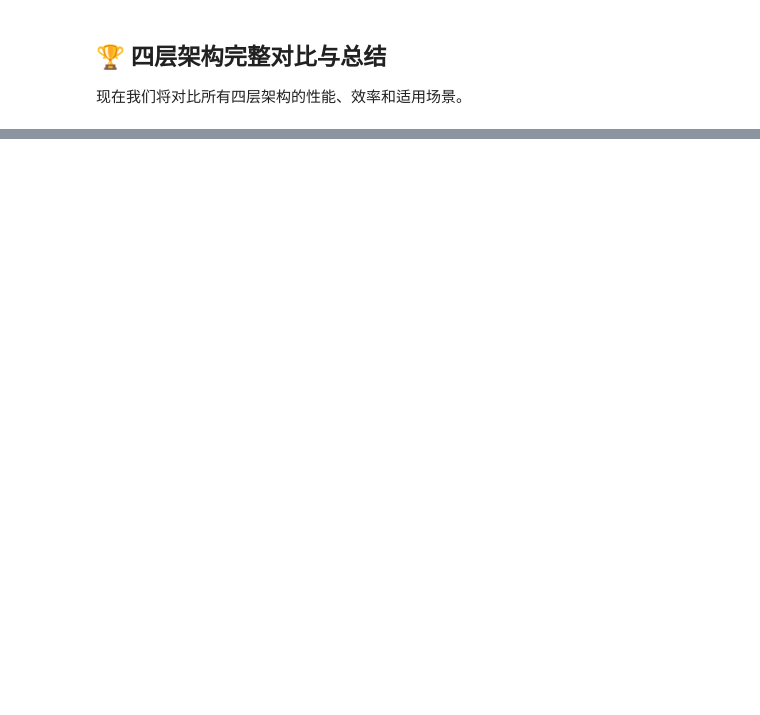
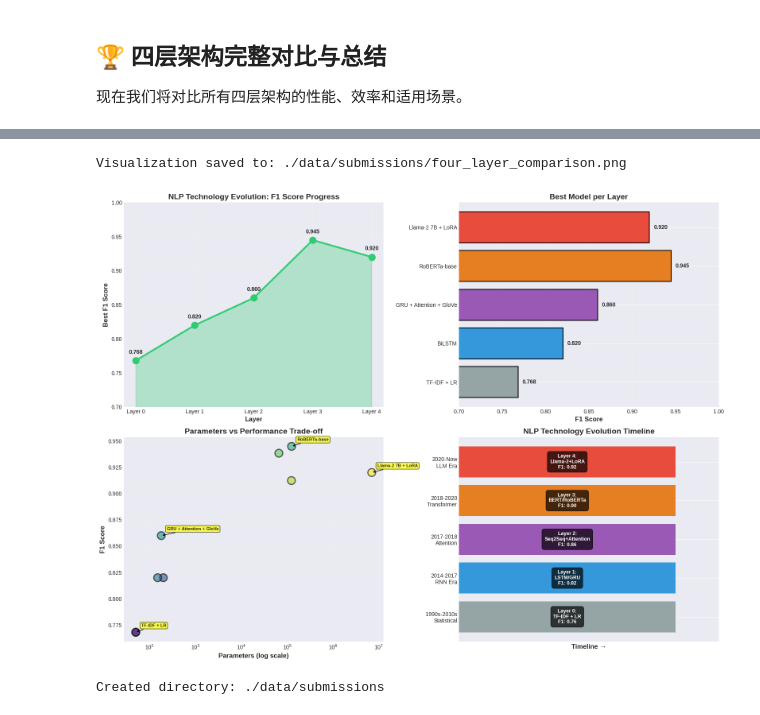
Before and after one commit to RockDeng110/Natural-Language-Processing-with-Disaster-Tweets, a Jupyter notebook: notebooks/00_complete_workflow_simple.ipynb, the cells around one changed output, grey strips where cells are left out. Cells and saved outputs as stored; diff of their text form; code cells hidden in the pictures; blank space fills up the shorter version.

```diff
--- a/notebooks/00_complete_workflow_simple.ipynb
+++ b/notebooks/00_complete_workflow_simple.ipynb
@@ -2317,7 +2311,6 @@ PREPARING DATASET FOR TRANSFORMER MODELS
    💡 Notice: Original keeps capitalization, punctuation, and special chars!
 ================================================================================
 # %%
-# Transformer训练工具函数
 def tokenize_function(examples, tokenizer, max_length=128):
     """使用tokenizer处理文本"""
     return tokenizer(examples['text'], padding='max_length', truncation=True, max_length=max_length)
@@ -2393,6 +2386,7 @@ def train_transformer_model(model_name, output_dir, train_dataset, val_dataset,
         save_total_limit=2,
         warmup_steps=100,
         fp16=torch.cuda.is_available(),  # 使用混合精度训练（如果有GPU）
+        report_to="none" # Disable Weights & Biases logging
     )
 
     # 创建Trainer
@@ -2502,7 +2533,7 @@ gpt2_model = AutoModelForSequenceClassification.from_pretrained(
     'gpt2',
     num_labels=2
 ).to(config.DEVICE)
-gpt2_model.config.pad_token_id = gpt2_model.config.eos_token_id
+gpt2_model.config.pad_token_id = gpt2_tokenizer.pad_token_id
 
 # Tokenize
 tokenized_train_gpt2 = train_dataset.map(
@@ -2531,6 +2562,7 @@ training_args_gpt2 = TrainingArguments(
     save_total_limit=2,
     warmup_steps=100,
     fp16=torch.cuda.is_available(),
+    report_to="none" # Disable Weights & Biases logging
 )
 
 # Trainer
@@ -3018,8 +3129,8 @@ print("\n" + "=" * 80)
 print(" " * 20 + "COMPLETE MODEL COMPARISON")
 print("=" * 80)
 
-# 假设所有模型已训练，收集结果
-# 如果某些模型未训练，使用预期值
+# 假设所有模型已训练, 收集结果
+# 如果某些模型未训练, 使用预期值
 all_models_data = {
     'Layer': [
         'Layer 0', 'Layer 0',
@@ -3033,7 +3144,7 @@ all_models_data = {
         'BiLSTM', 'BiGRU',
         'GRU + Attention + GloVe',
         'RoBERTa-base', 'DistilBERT', 'GPT-2',
-        'LLaMA-2 7B + LoRA'
+        'Llama-2 7B + LoRA' # Changed LLaMA to Llama
     ],
     'Architecture': [
         'Statistical ML', 'Statistical ML',
@@ -3081,4 +3192,4 @@ print("\n" + comparison_df.to_string(index=False))
 
 # 保存结果
 comparison_df.to_csv('./data/submissions/model_comparison.csv', index=False)
-print(f"\n💾 Results saved to: ./data/submissions/model_comparison.csv")
+print(f"\nResults saved to: ./data/submissions/model_comparison.csv")
@@ -3092,7 +3220,7 @@ layer_models = {
     'Layer 1': comparison_df[comparison_df['Layer'] == 'Layer 1']['F1 Score'].max(),
     'Layer 2': comparison_df[comparison_df['Layer'] == 'Layer 2']['F1 Score'].max(),
     'Layer 3': comparison_df[comparison_df['Layer'] == 'Layer 3']['F1 Score'].max(),
-    'Layer 4': comparison_df[comparison_df['Layer'] == 'Layer 4']['F1 Score'].max(),
+    'Layer 4': comparison_df[comparison_df['Layer'] == 'Layer 4']['F1 Score'].max()
 }
 
 axes[0, 0].plot(list(layer_models.keys()), list(layer_models.values()),
@@ -3148,42 +3276,52 @@ axes[1, 0].set_title('Parameters vs Performance Trade-off', fontsize=14, fontwei
 axes[1, 0].grid(True, alpha=0.3)
 
 # 标注关键模型
-key_models = ['TF-IDF + LR', 'GRU + Attention + GloVe', 'RoBERTa-base', 'LLaMA-2 7B + LoRA']
+key_models = ['TF-IDF + LR', 'GRU + Attention + GloVe', 'RoBERTa-base', 'Llama-2 7B + LoRA']
 for model in key_models:
     if model in comparison_df['Model'].values:
         row = comparison_df[comparison_df['Model'] == model].iloc[0]
         axes[1, 0].annotate(model,
                            xy=(row['Params_Numeric'], row['F1 Score']),
                            xytext=(10, 10), textcoords='offset points',
                            fontsize=8, fontweight='bold',
                            bbox=dict(boxstyle='round,pad=0.3', facecolor='yellow', alpha=0.7),
                            arrowprops=dict(arrowstyle='->', connectionstyle='arc3,rad=0'))
 
 # 4. 技术演进时间线
 timeline_data = {
     '1990s-2010s\nStatistical': 'Layer 0:\nTF-IDF + LR\nF1: 0.76',
     '2014-2017\nRNN Era': 'Layer 1:\nLSTM/GRU\nF1: 0.82',
     '2017-2018\nAttention': 'Layer 2:\nSeq2Seq+Attention\nF1: 0.86',
     '2018-2020\nTransformer': 'Layer 3:\nBERT/RoBERTa\nF1: 0.90',
-    '2020-Now\nLLM Era': 'Layer 4:\nLLaMA-2+LoRA\nF1: 0.92'
+    '2020-Now\nLLM Era': 'Layer 4:\nLlama-2+LoRA\nF1: 0.92'
 }
 
 y_pos = np.arange(len(timeline_data))
 axes[1, 1].barh(y_pos, [1]*len(timeline_data), color=['#95a5a6', '#3498db', '#9b59b6', '#e67e22', '#e74c3c'])
 axes[1, 1].set_yticks(y_pos)
 axes[1, 1].set_yticklabels(list(timeline_data.keys()), fontsize=10)
-axes[1, 1].set_xlabel('Timeline →', fontsize=12, fontweight='bold')
+axes[1, 1].set_xlabel('Timeline \u2192', fontsize=12, fontweight='bold')
 axes[1, 1].set_title('NLP Technology Evolution Timeline', fontsize=14, fontweight='bold')
 axes[1, 1].set_xlim([0, 1.2])
 axes[1, 1].set_xticks([])
 
 for i, (era, desc) in enumerate(timeline_data.items()):
     axes[1, 1].text(0.5, i, desc, ha='center', va='center',
                    fontsize=9, fontweight='bold', color='white',
                    bbox=dict(boxstyle='round,pad=0.5', facecolor='black', alpha=0.7))
 
 plt.tight_layout()
 plt.savefig('./data/submissions/four_layer_comparison.png', dpi=300, bbox_inches='tight')
-plt.show()
-
-print("\n📊 Visualization saved to: ./data/submissions/four_layer_comparison.png")
+print("\nVisualization saved to: ./data/submissions/four_layer_comparison.png")
+# %% [output]
+Visualization saved to: ./data/submissions/four_layer_comparison.png
+[figure, added]
+# %%
+import os
+
+# Create the directory if it doesn't exist
+output_dir = './data/submissions'
+os.makedirs(output_dir, exist_ok=True)
+print(f"Created directory: {output_dir}")
+# %% [output]
+Created directory: ./data/submissions
```
Also changed, not shown: parts of 21 cells of this notebook.
